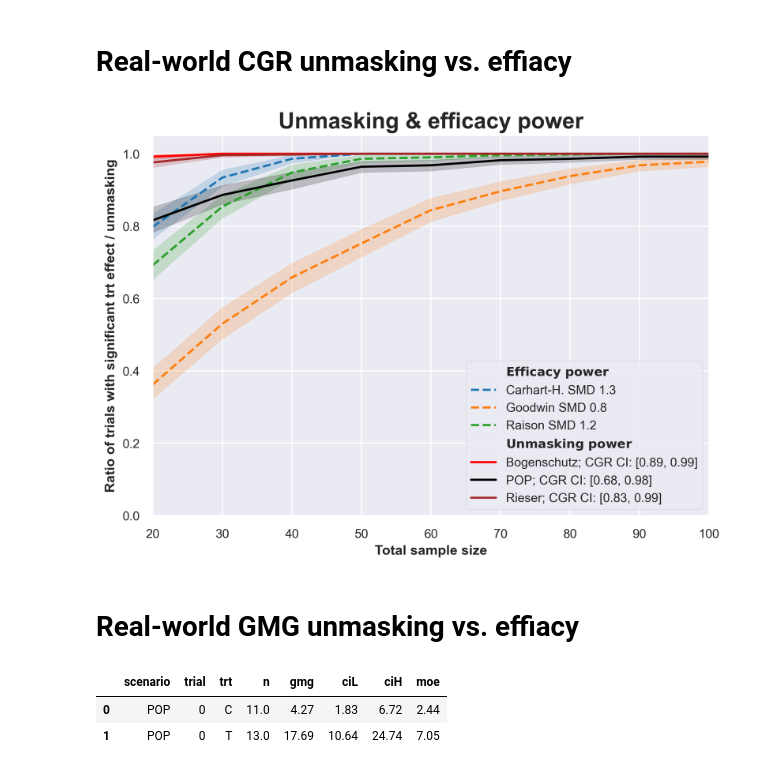
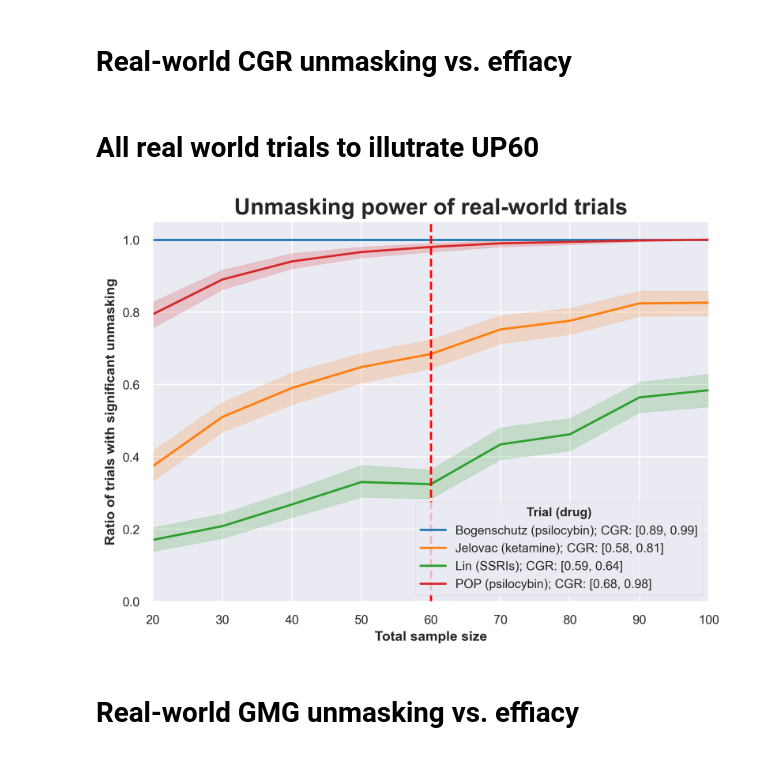
Before and after one commit to szb37/ADAPT-codebase, a Jupyter notebook: notebooks/trials_powerplots.ipynb, the cells around one changed output. Drawn from its saved outputs; the diff is of its cells as text; code cells hidden in the pictures.

Commit message:
add UP60 figure

```diff
--- a/notebooks/trials_powerplots.ipynb
+++ b/notebooks/trials_powerplots.ipynb
@@ -79,6 +79,7 @@ ciL, ciH = proportion_confint(20, 24) # POP
 scenarios.append(('POP; CGR CI: [0.68, 0.98]', (ciL, ciH)))
 ciL, ciH = proportion_confint(34, 37) # Rieser
 scenarios.append(('Rieser; CGR CI: [0.83, 0.99]', (ciL, ciH)))
+ciL, ciH = proportion_confint(34, 37) # Rieser
 
 df_patientsData = []
 for scenario in scenarios:
@@ -154,18 +155,84 @@ plt.legend(
 
 save_fig(fig, 'power_mixed_studies_cgr')
 plt.show()
-# %% [output]
-[figure, removed]
+# %% [markdown]
+# All real world trials to illutrate UP60
+# %%
+### All trials unmasking data to illusrtae UP50
+n_trials = 500
+sample = 100
+
+scenarios = []
+ciL, ciH = proportion_confint(89, 95) # Bogenschutz
+scenarios.append((f'Bogenschutz (psilocybin); CGR: [{round(ciL,2)}, {round(ciH,2)}]', (ciL, ciH)))
+ciL, ciH = proportion_confint(20, 24) # POP
+scenarios.append((f'POP (psilocybin); CGR: [{round(ciL,2)}, {round(ciH,2)}]', (ciL, ciH)))
+ciL, ciH = proportion_confint(43, 62)
+scenarios.append((f'Jelovac (ketamine); CGR: [{round(ciL,2)}, {round(ciH,2)}]', (ciL, ciH)))
+ciL, ciH = proportion_confint(724, 1177)
+scenarios.append((f'Lin (SSRIs); CGR: [{round(ciL,2)}, {round(ciH,2)}]', (ciL, ciH)))
+
+df_patientsData = []
+for scenario in scenarios:
+    scenario_name = scenario[0]
+    ciL = round(scenario[1][0], 3)
+    ciH = round(scenario[1][1], 3)
+
+    for tID in np.arange(0, n_trials, 1):
+
+        cgr = round(np.random.uniform(low=ciL, high=ciH), 3)
+        scenario = f'{scenario_name}'
+        params = {
+            'type': 'binaryguess',
+            'arm_params':{
+                'C': {'cgr': cgr},
+                'T': {'cgr': cgr},},}
+
+        df = power.DataGeneration.get_df_patientsData(
+            scenario = scenario,
+            n_trials = 1,
+            sample = sample,
+            params = [params])
+        df['trial'] = tID
+        df_patientsData.append(df)
+df_patientsData = pd.concat(df_patientsData, ignore_index=True)
+
+### Calculate CGR CIs
+df_cgrCIs = power.Stats.get_df_cgrCIs_vector(
+    df_patientsData,
+    samples = samples)
+df_cgrCIs = power.Stats.add_sigdiff(df_cgrCIs)
+
+### Unmasking (CGR) & efficacy power plot
+fig, ax = plt.subplots()
+sns.lineplot(
+    data = df_cgrCIs,
+    x = 'sample',
+    y = 'cgr_sigdiff',
+    hue = 'scenario',)
+plt.title('Unmasking power of real-world trials', fontweight='bold', fontsize=18)
+ax.axvline(x=60, color='red', linestyle='--')
+ax.set_xlabel('Total sample size', fontweight='bold')
+ax.set_ylabel('Ratio of trials with significant unmasking', fontweight='bold')
+ax.set_xlim([df_cgrCIs['sample'].min(), 100]) # df_outcomeCIs['sample'].max()])
+ax.set_ylim([0, 1.05])
+
+plt.legend(
+    title = 'Trial (drug)',
+    title_fontproperties = {'weight': 'bold'},
+    prop={'family': 'Arial'},
+    loc='lower right')
+
+save_fig(fig, 'power_mixed_studies_cgr_extended')
+plt.show()
+# %% [output]
+[figure, added]
 # %% [markdown]
 # Real-world GMG unmasking vs. effiacy
 # %%
 df_pop = power.Helpers.get_pop_data()
 df_CIs = power.Stats.get_df_combinedCI(df_pop, col_value='gmg', col_ciL='gmg_ciL', col_ciH='gmg_ciH',)
 df_CIs
-# %% [output]
-|  | scenario | trial | trt | n | gmg | ciL | ciH | moe |
-| 0 | POP | 0 | C | 11.0 | 4.27 | 1.83 | 6.72 | 2.44 |
-| 1 | POP | 0 | T | 13.0 | 17.69 | 10.64 | 24.74 | 7.05 |
 # %%
 ### Calc CI of the difference
 ciL_C, ciH_C = df_CIs.loc[df_CIs.trt=='C', ['ciL', 'ciH']].values[0]
```
Also changed, not shown: parts of 4 cells of this notebook, 2 other files.
